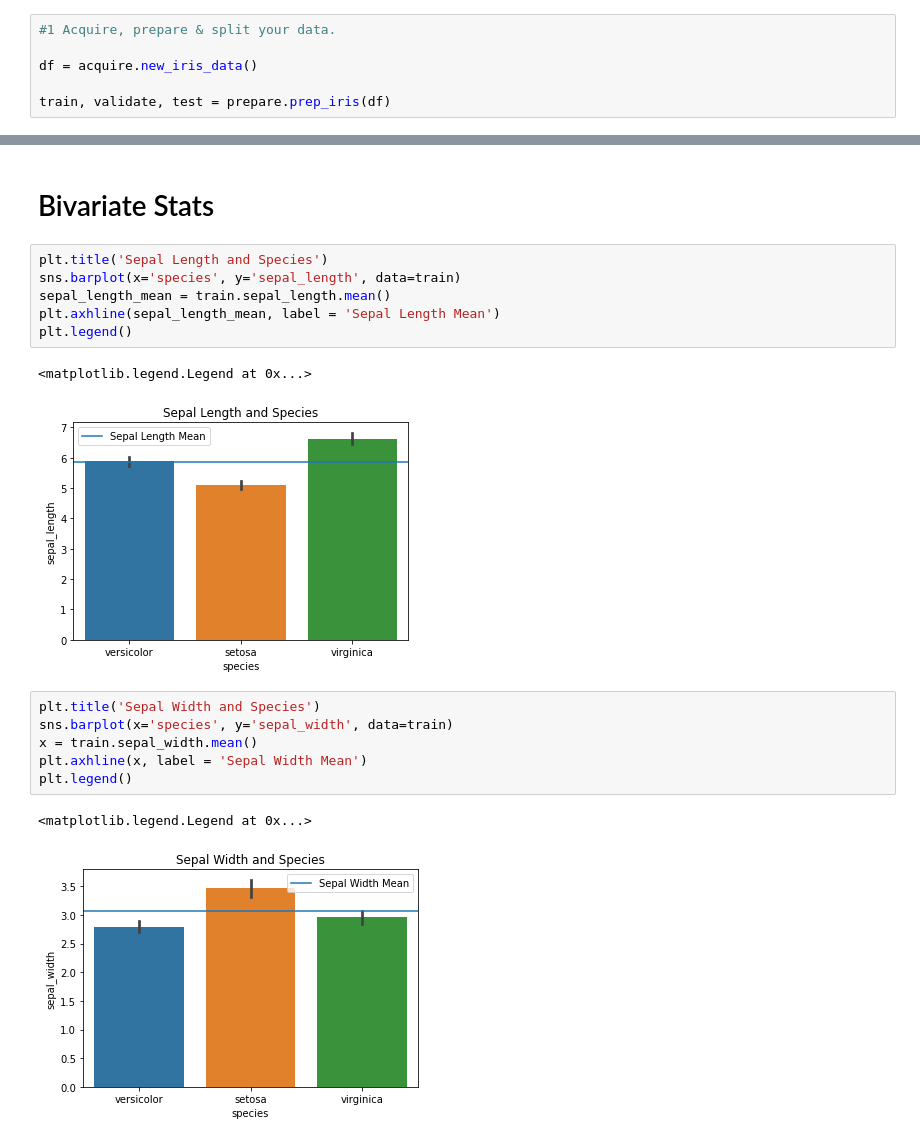
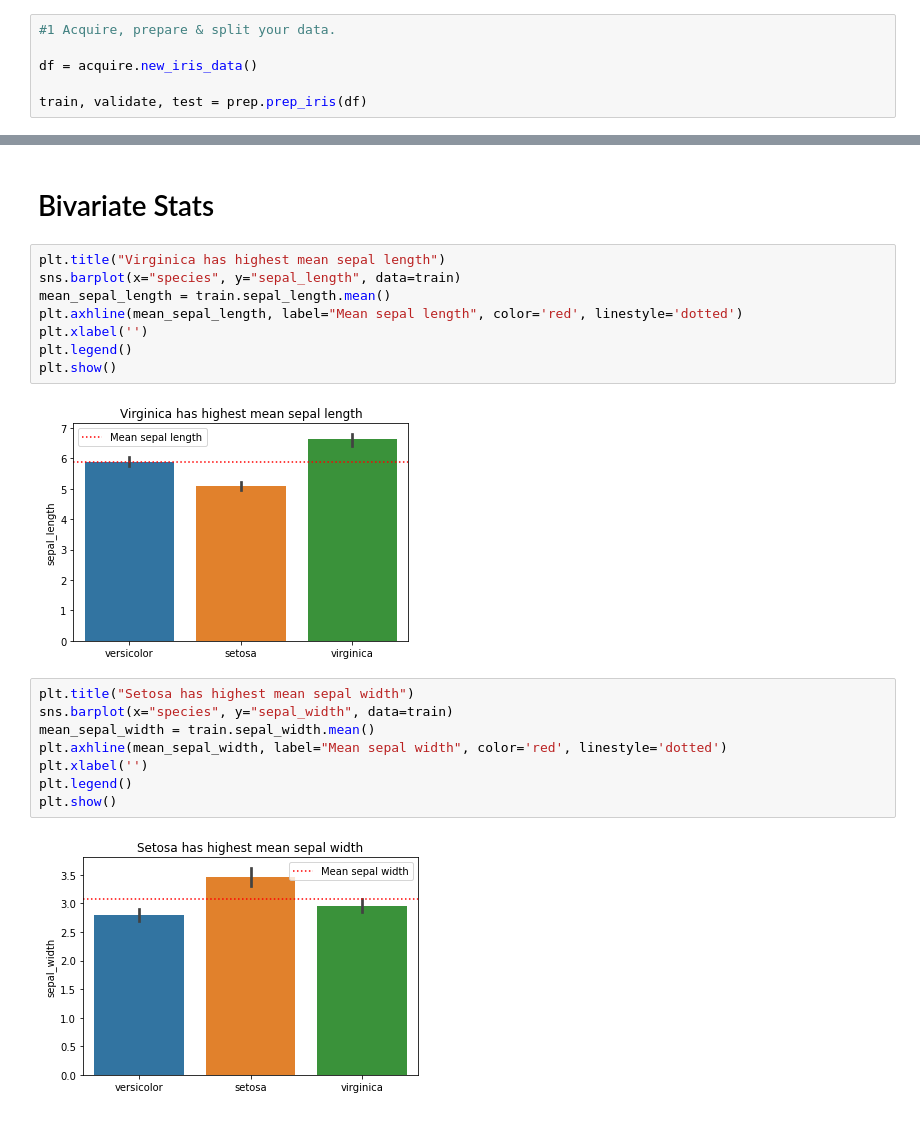
Before and after one commit to allantestaten/classification-exercises, a Jupyter notebook: classification_exercises.ipynb, the cells around one changed output, grey strips where cells are left out. Drawn from its saved outputs; the diff is of its cells as text.

```diff
--- a/classification_exercises.ipynb
+++ b/classification_exercises.ipynb
@@ -831,7 +362,7 @@ Test: (1409, 48)
 
 df = acquire.new_iris_data()
 
-train, validate, test = prepare.prep_iris(df)
+train, validate, test = prep.prep_iris(df)
 # %%
 train.head(2)
 # %% [output]
@@ -924,21 +425,23 @@ Most specicies pedal width is between 1 and 2.5 cm
 # %% [markdown]
 # Bivariate Stats
 # %%
-plt.title('Sepal Length and Species')
-sns.barplot(x='species', y='sepal_length', data=train)
-sepal_length_mean = train.sepal_length.mean()
-plt.axhline(sepal_length_mean, label = 'Sepal Length Mean')
+plt.title("Virginica has highest mean sepal length")
+sns.barplot(x="species", y="sepal_length", data=train)
+mean_sepal_length = train.sepal_length.mean()
+plt.axhline(mean_sepal_length, label="Mean sepal length", color='red', linestyle='dotted')
+plt.xlabel('')
 plt.legend()
+plt.show()
 # %% [output]
-<matplotlib.legend.Legend at 0x...>
-[figure, old version]
+[figure, new version]
 # %%
-plt.title('Sepal Width and Species')
-sns.barplot(x='species', y='sepal_width', data=train)
-x = train.sepal_width.mean()
-plt.axhline(x, label = 'Sepal Width Mean')
+plt.title("Setosa has highest mean sepal width")
+sns.barplot(x="species", y="sepal_width", data=train)
+mean_sepal_width = train.sepal_width.mean()
+plt.axhline(mean_sepal_width, label="Mean sepal width", color='red', linestyle='dotted')
+plt.xlabel('')
 plt.legend()
+plt.show()
 # %% [output]
-<matplotlib.legend.Legend at 0x...>
-[figure, old version]
+[figure, new version]
 # %%
```
Also changed, not shown: parts of 135 cells of this notebook.
